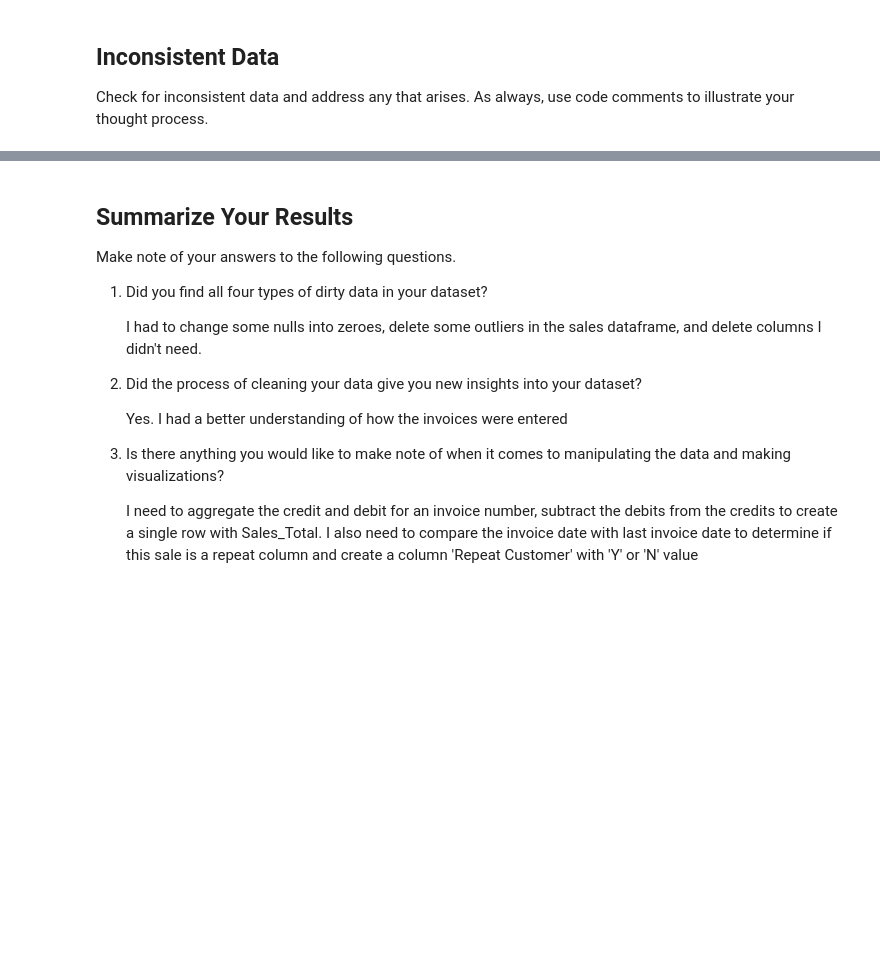
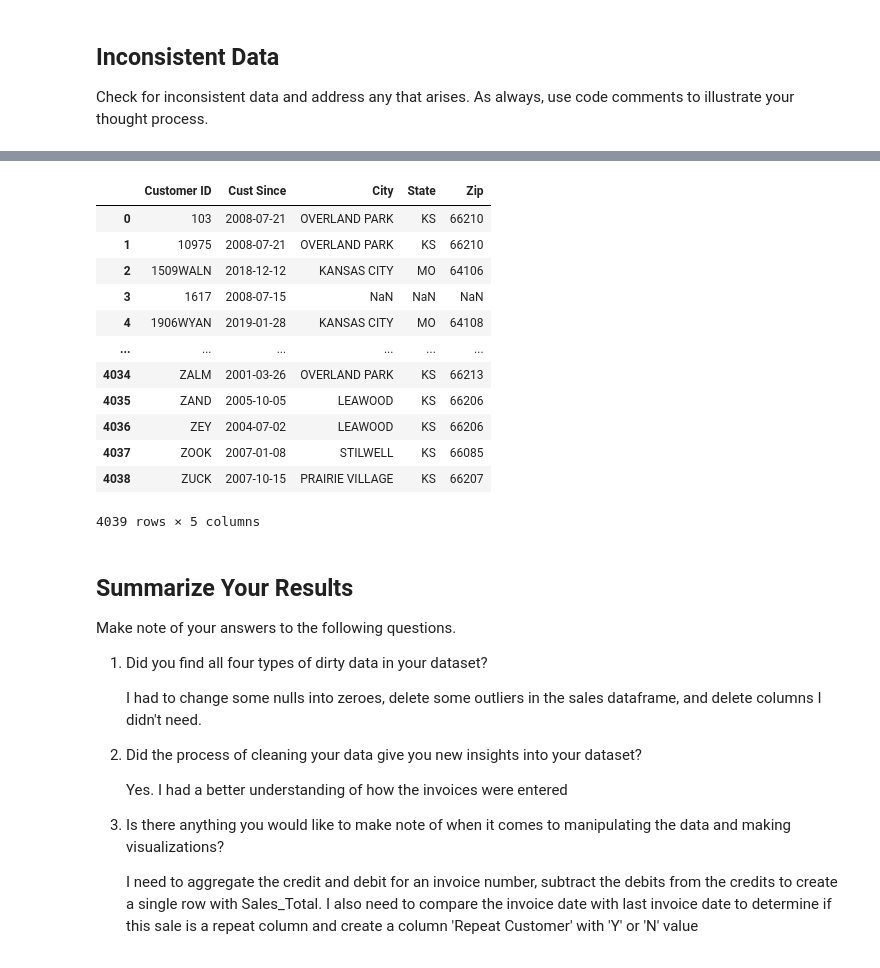
Before and after one commit to nlbunk/cleaning-data-checkpoint, a Jupyter notebook: Final project checkpt 3.ipynb, the cells around one changed output, grey strips where cells are left out. Cells and saved outputs as stored; diff of their text form; code cells hidden in the pictures; blank space fills up the shorter version.

```diff
--- a/Final project checkpt 3.ipynb
+++ b/Final project checkpt 3.ipynb
@@ -79,4 +216,4 @@ cust_df.columns
 # %%
 # drop columns from customer file not needed
-cust_df = cust_df.drop(['State','Active?','Sales Rep','Sales Acct','Cust Type'], axis=1)
+cust_df = cust_df.drop(['Active?','Sales Rep','Sales Acct','Cust Type'], axis=1)
 cust_df.columns
@@ -99,3 +254,23 @@ duplicate_rows_df.head() # After looking at sample of duplicate rows, it is vali
+# %%
+# Convert city and state to uppercase
+
+cust_df['City'] = cust_df['City'].str.upper()
+cust_df['State'] = cust_df['State'].str.upper()
+cust_df
+# %% [output]
+|  | Customer ID | Cust Since | City | State | Zip |
+| 0 | 103 | 2008-07-21 | OVERLAND PARK | KS | 66210 |
+| 1 | 10975 | 2008-07-21 | OVERLAND PARK | KS | 66210 |
+| 2 | 1509WALN | 2018-12-12 | KANSAS CITY | MO | 64106 |
+| 3 | 1617 | 2008-07-15 | NaN | NaN | NaN |
+| 4 | 1906WYAN | 2019-01-28 | KANSAS CITY | MO | 64108 |
+| ... | ... | ... | ... | ... | ... |
+| 4034 | ZALM | 2001-03-26 | OVERLAND PARK | KS | 66213 |
+| 4035 | ZAND | 2005-10-05 | LEAWOOD | KS | 66206 |
+| 4036 | ZEY | 2004-07-02 | LEAWOOD | KS | 66206 |
+| 4037 | ZOOK | 2007-01-08 | STILWELL | KS | 66085 |
+| 4038 | ZUCK | 2007-10-15 | PRAIRIE VILLAGE | KS | 66207 |
+4039 rows × 5 columns
 # %%
 # Export Customer file to CSV files
 cust_df.to_csv('Customer.csv')
```
Also changed, not shown: parts of 23 cells of this notebook, 5 other files.
